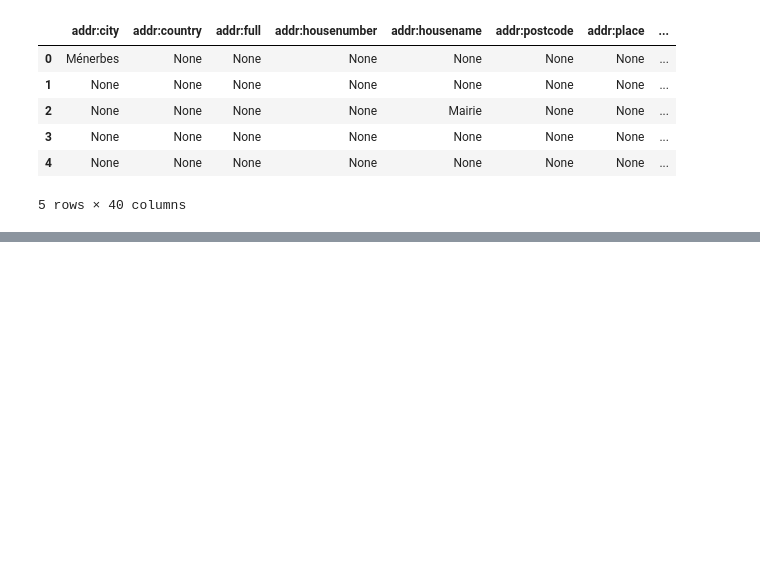
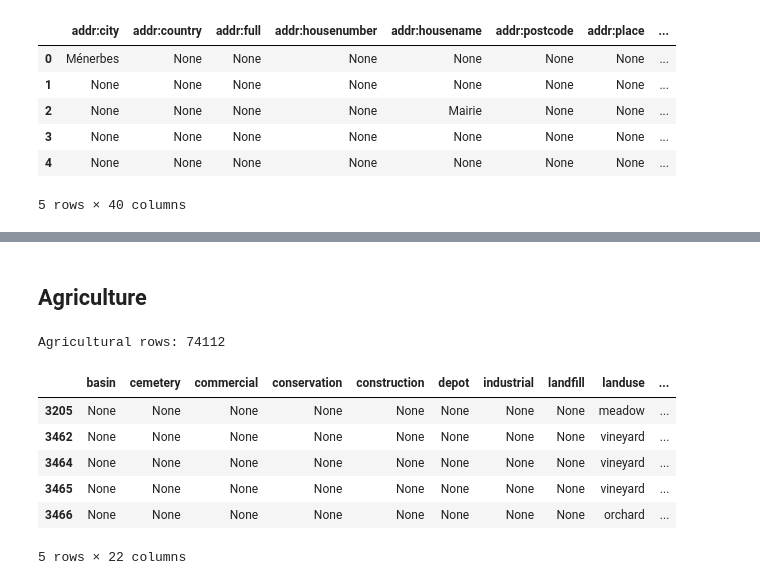
Before and after one commit to Medialoco/c084, a Jupyter notebook: data-analysis-notebooks/c084-250917-v2.ipynb, the cells around one changed output, grey strips where cells are left out. Saved outputs shown, nothing was run; the diff lists cells and outputs as text; code cells hidden in the pictures; blank space fills up the shorter version.

Commit message:
+ agriculture

```diff
--- a/data-analysis-notebooks/c084-250917-v2.ipynb
+++ b/data-analysis-notebooks/c084-250917-v2.ipynb
@@ -56,0 +60,53 @@ plt.show()
+# %% [markdown]
+## Agriculture
+# %%
+from pathlib import Path
+import warnings
+warnings.filterwarnings("ignore", category=UserWarning)
+
+from pyrosm import OSM
+import geopandas as gpd
+from shapely import validation
+
+PBF_PATH = Path("../osm-data-setup/c084.osm.pbf")
+BOUNDS_WIDE  = [4.60, 43.60, 5.90, 44.50]
+
+AGRI_TAGS = {
+    "farmland", "farm", "meadow", "pasture", "vineyard", "orchard",
+    "greenhouse_horticulture", "plant_nursery", "allotments",
+    "farmyard", "horticulture"
+}
+
+osm = OSM(PBF_PATH.as_posix(), bounding_box=BOUNDS_WIDE)
+
+landuse = osm.get_data_by_custom_criteria(
+    custom_filter={"landuse": True},
+    filter_type="keep",
+    osm_keys_to_keep=["landuse", "name", "natural", "leisure", "landcover", "boundary"],
+    keep_nodes=False,
+    keep_ways=True,
+    keep_relations=True
+)
+
+landuse = landuse[landuse.geometry.notna()]
+landuse = landuse[landuse.geom_type.isin(["Polygon", "MultiPolygon"])]
+landuse = landuse[landuse["landuse"].notna()]
+
+if not landuse.is_valid.all():
+    landuse["geometry"] = landuse["geometry"].apply(
+        lambda g: validation.make_valid(g) if not g.is_valid else g
+    )
+
+agri = landuse[landuse["landuse"].isin(AGRI_TAGS)].copy()
+
+print("Agricultural rows:", 0 if agri is None else len(agri))
+agri.head() if agri is not None else None
+# %% [output]
+Agricultural rows: 74112
+|  | basin | cemetery | commercial | conservation | construction | depot | industrial | landfill | landuse | ... |
+| 3205 | None | None | None | None | None | None | None | None | meadow | ... |
+| 3462 | None | None | None | None | None | None | None | None | vineyard | ... |
+| 3464 | None | None | None | None | None | None | None | None | vineyard | ... |
+| 3465 | None | None | None | None | None | None | None | None | vineyard | ... |
+| 3466 | None | None | None | None | None | None | None | None | orchard | ... |
+5 rows × 22 columns
```
Also changed, not shown: parts of 4 cells of this notebook.
